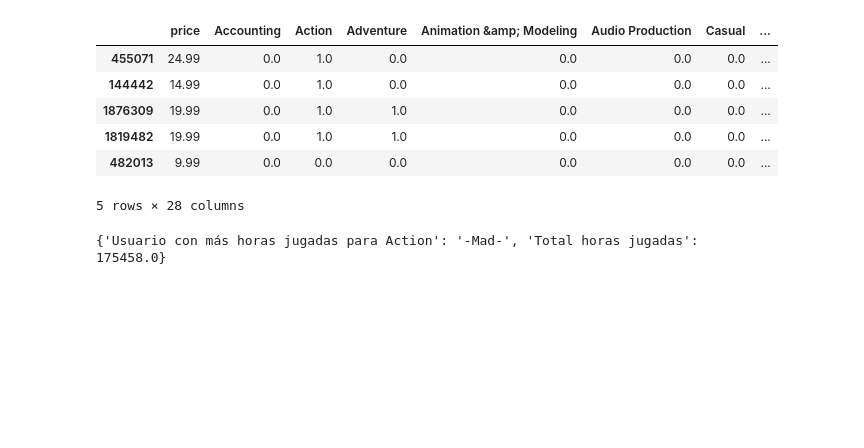
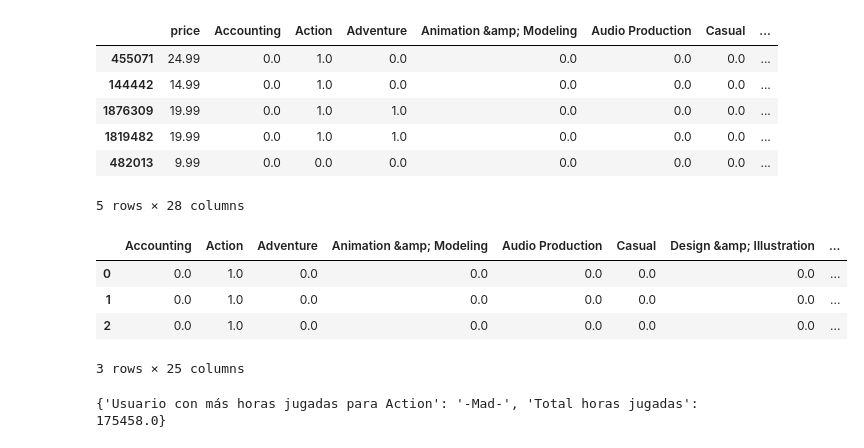
Before and after one commit to Remolino777/steam-game-recommendation-system, a Jupyter notebook: AWS_lambad.ipynb, the cells around one changed output. Cells and saved outputs as stored; diff of their text form; code cells hidden in the pictures; blank space fills up the shorter version.

```diff
--- a/AWS_lambad.ipynb
+++ b/AWS_lambad.ipynb
@@ -154,3 +180,13 @@ df.sample(5)
 | 1819482 | 19.99 | 0.0 | 1.0 | 1.0 | 0.0 | 0.0 | 0.0 | ... |
 | 482013 | 9.99 | 0.0 | 0.0 | 0.0 | 0.0 | 0.0 | 0.0 | ... |
 5 rows × 28 columns
+# %%
+df_u = df.drop(columns=['price', 'review_sum','item_name']).copy()
+# %%
+df_u.head(3)
+# %% [output]
+|  | Accounting | Action | Adventure | Animation &amp; Modeling | Audio Production | Casual | Design &amp; Illustration | ... |
+| 0 | 0.0 | 1.0 | 0.0 | 0.0 | 0.0 | 0.0 | 0.0 | ... |
+| 1 | 0.0 | 1.0 | 0.0 | 0.0 | 0.0 | 0.0 | 0.0 | ... |
+| 2 | 0.0 | 1.0 | 0.0 | 0.0 | 0.0 | 0.0 | 0.0 | ... |
+3 rows × 25 columns
```
Also changed, not shown: parts of 28 cells of this notebook, 3 other files.
